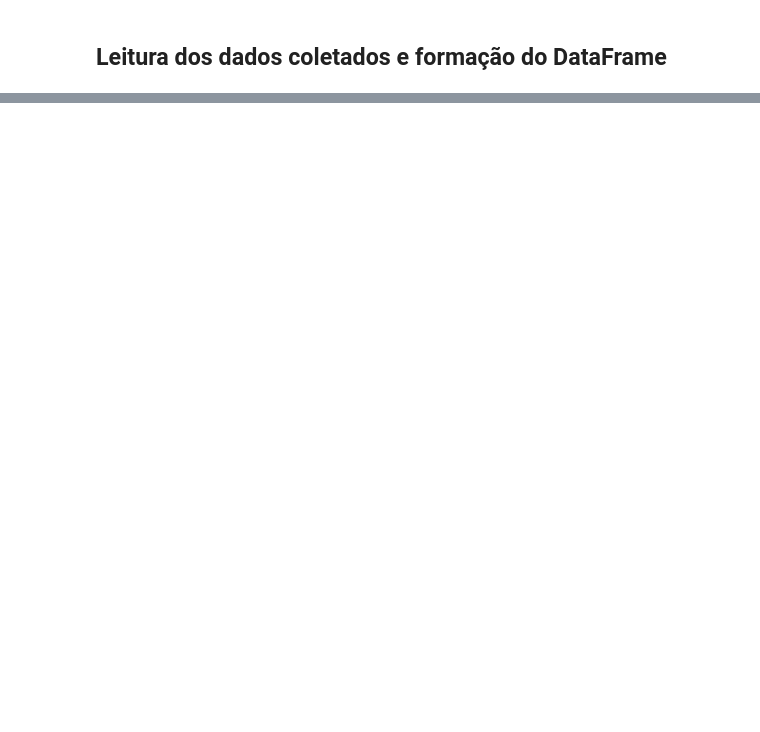
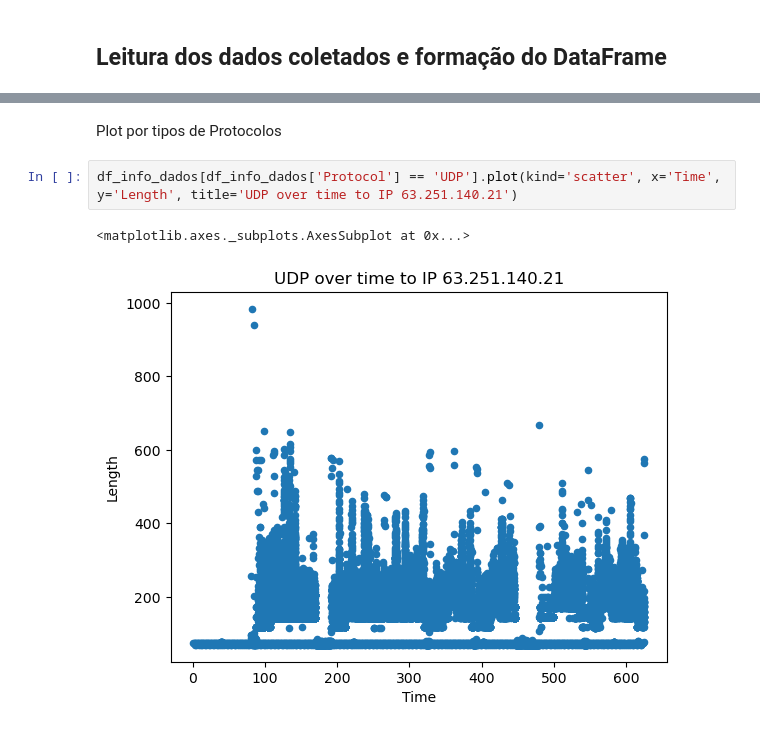
Before and after one commit to JovemPedr0/ProjetoRedes, a Jupyter notebook: analiseDados.ipynb, the cells around one changed output, grey strips where cells are left out. Saved outputs shown, nothing was run; the diff lists cells and outputs as text; blank space fills up the shorter version.

```diff
--- a/analiseDados.ipynb
+++ b/analiseDados.ipynb
@@ -23,0 +57,7 @@ df_info_dados.isnull().sum()
+# %% [markdown]
+Plot por tipos de Protocolos
+# %%
+df_info_dados[df_info_dados['Protocol'] == 'UDP'].plot(kind='scatter', x='Time', y='Length', title='UDP over time to IP 63.251.140.21')
+# %% [output]
+<matplotlib.axes._subplots.AxesSubplot at 0x...>
+[figure, added]
```
Also changed, not shown: parts of 16 cells of this notebook.
